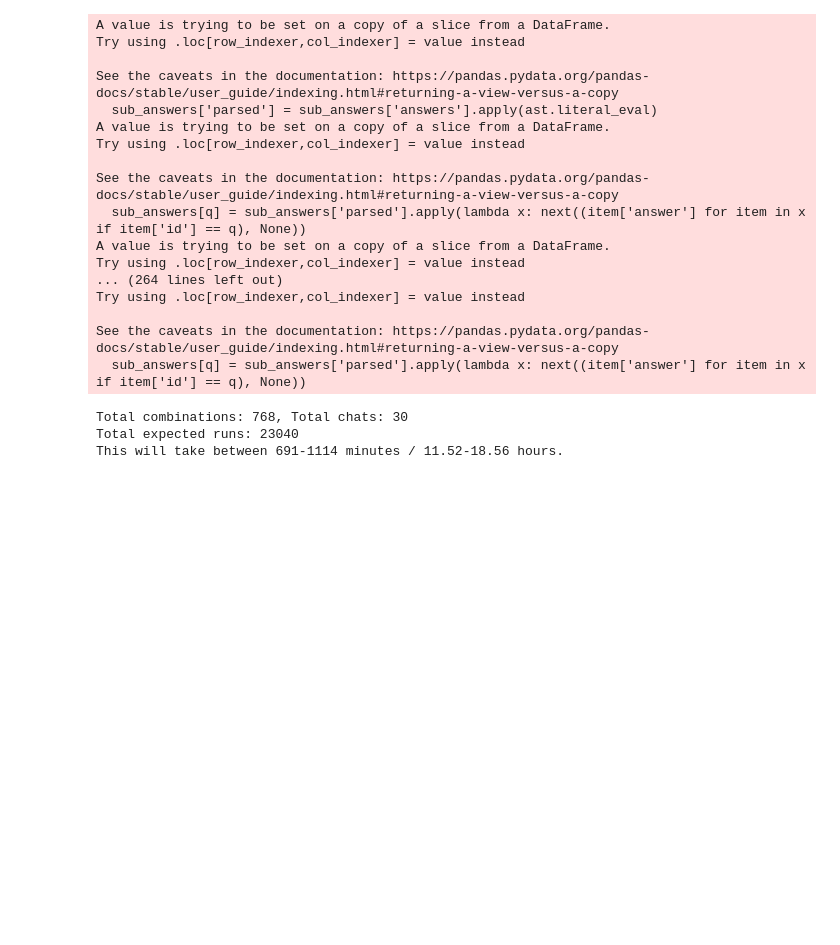
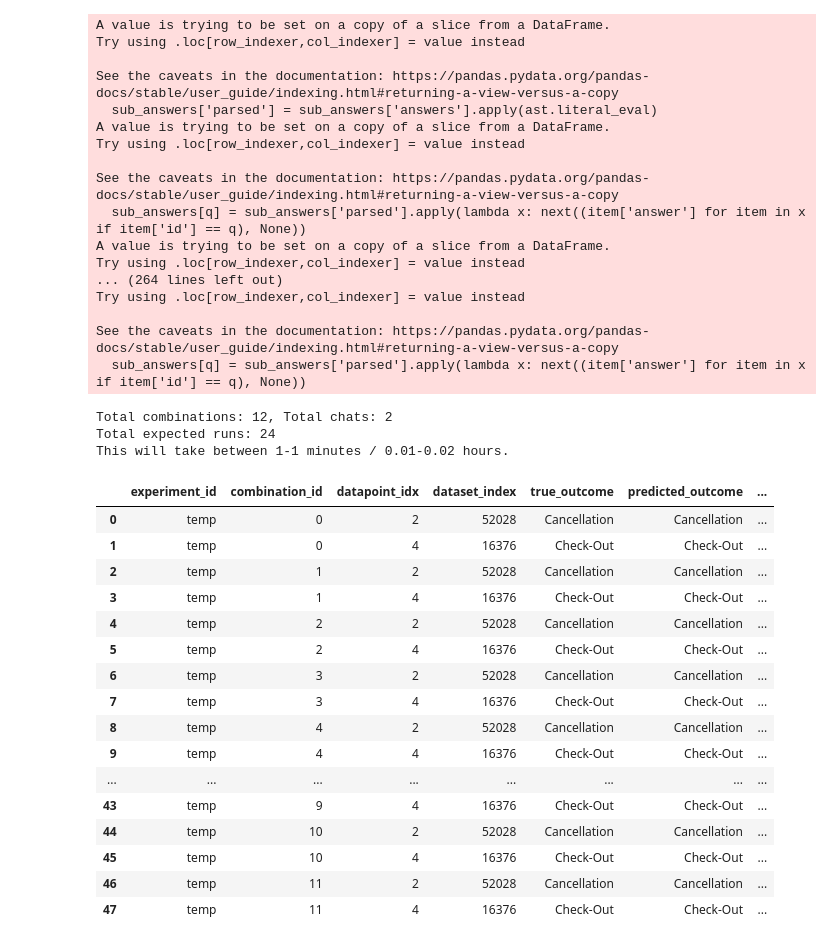
Before and after one commit to finnschwall/rixeval, a Jupyter notebook: jupyter/conversations.ipynb, the cells around one changed output. Cells and saved outputs as stored; diff of their text form; code cells hidden in the pictures; blank space fills up the shorter version.

```diff
--- a/jupyter/conversations.ipynb
+++ b/jupyter/conversations.ipynb
@@ -42,37 +48,54 @@ llm = OpenAI("gpt-4o-2024-08-06", os.getenv("OPENAI_API_KEY"), azure_endpoint=os
 # %%
 from rixeval.runner import *
 
 from rixeval import prompt_pieces
 from rixeval import prompt_pieces_chats
 
-max_elems = 8
+max_elems = 1
 prompt_types = {key: value[:max_elems] for key, value in prompt_pieces_chats.prompts.items()}
 direct_answers = prompt_pieces.direct_answers.direct_answers[:max_elems]
 cot = prompt_pieces.cot.cot[:max_elems]
 
 
 variations = {
     "final_prompt_type": NamedCategories("final_prompt_type", prompt_types),
     "think_mode": NamedCategories("think_mode", {"direct": direct_answers, "cot": cot}),
 }
 
 
 from rixeval import dataload
 xaidata = dataload.XAIData()
 
-config = ExperimentConfig("temp", "prompt and confidence", variations, verbose=False, no_llm=False,
+config = ExperimentConfig("temp", "prompt and confidence", variations, verbose=False, no_llm=True,
                           static_parameters= {"include_datapoint_info":"Yes",},)
 
 # #{"confidence":None}
 # #{'xai_exclusion': {'shap': True,'pdp': True,'lime_explanation': True,'counterfactual1': True, 'histograms': True}}
-ChatExperimentRunner.get_runstats(config, df[:30])
-# runner = ChatExperimentRunner(config, df[:2], xaidata, llm, ignore_existing=True)
-# results_df = runner.run()
-# results_df
+ChatExperimentRunner.get_runstats(config, df[:2])
+runner = ChatExperimentRunner(config, df[:2], xaidata, llm, ignore_existing=True)
+results_df = runner.run()
+results_df
 # %% [output]
-Total combinations: 768, Total chats: 30
-Total expected runs: 23040
-This will take between 691-1114 minutes / 11.52-18.56 hours.
+Total combinations: 12, Total chats: 2
+Total expected runs: 24
+This will take between 1-1 minutes / 0.01-0.02 hours.
+|  | experiment_id | combination_id | datapoint_idx | dataset_index | true_outcome | predicted_outcome | ... |
+| 0 | temp | 0 | 2 | 52028 | Cancellation | Cancellation | ... |
+| 1 | temp | 0 | 4 | 16376 | Check-Out | Check-Out | ... |
+| 2 | temp | 1 | 2 | 52028 | Cancellation | Cancellation | ... |
+| 3 | temp | 1 | 4 | 16376 | Check-Out | Check-Out | ... |
+| 4 | temp | 2 | 2 | 52028 | Cancellation | Cancellation | ... |
+| 5 | temp | 2 | 4 | 16376 | Check-Out | Check-Out | ... |
+| 6 | temp | 3 | 2 | 52028 | Cancellation | Cancellation | ... |
+| 7 | temp | 3 | 4 | 16376 | Check-Out | Check-Out | ... |
+| 8 | temp | 4 | 2 | 52028 | Cancellation | Cancellation | ... |
+| 9 | temp | 4 | 4 | 16376 | Check-Out | Check-Out | ... |
+| ... | ... | ... | ... | ... | ... | ... | ... |
+| 43 | temp | 9 | 4 | 16376 | Check-Out | Check-Out | ... |
+| 44 | temp | 10 | 2 | 52028 | Cancellation | Cancellation | ... |
+| 45 | temp | 10 | 4 | 16376 | Check-Out | Check-Out | ... |
+| 46 | temp | 11 | 2 | 52028 | Cancellation | Cancellation | ... |
+| 47 | temp | 11 | 4 | 16376 | Check-Out | Check-Out | ... |
 # %%
 # outcomes = pd.read_csv("../data/explanations_table.csv")
 # outcomes.drop(columns=['deposit_type', 'lead_time', 'country',
```
Also changed, not shown: parts of 2 cells of this notebook, 28 other files.
